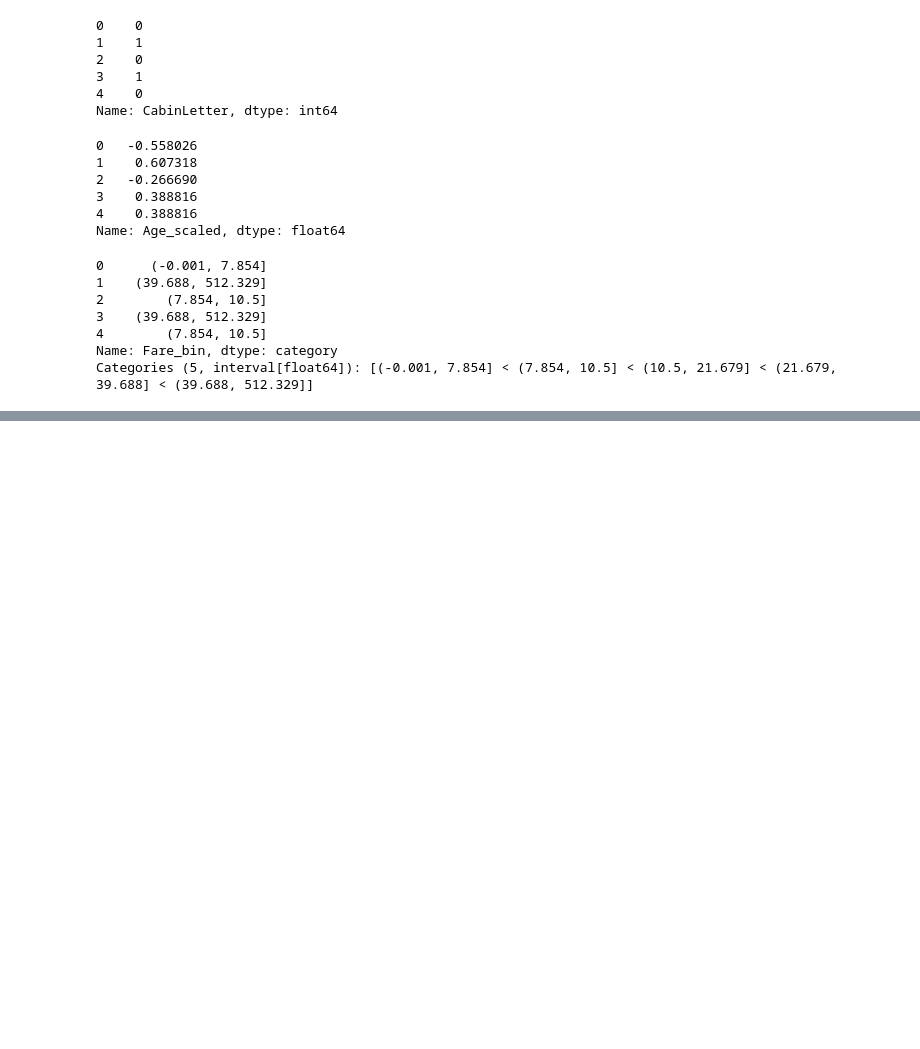
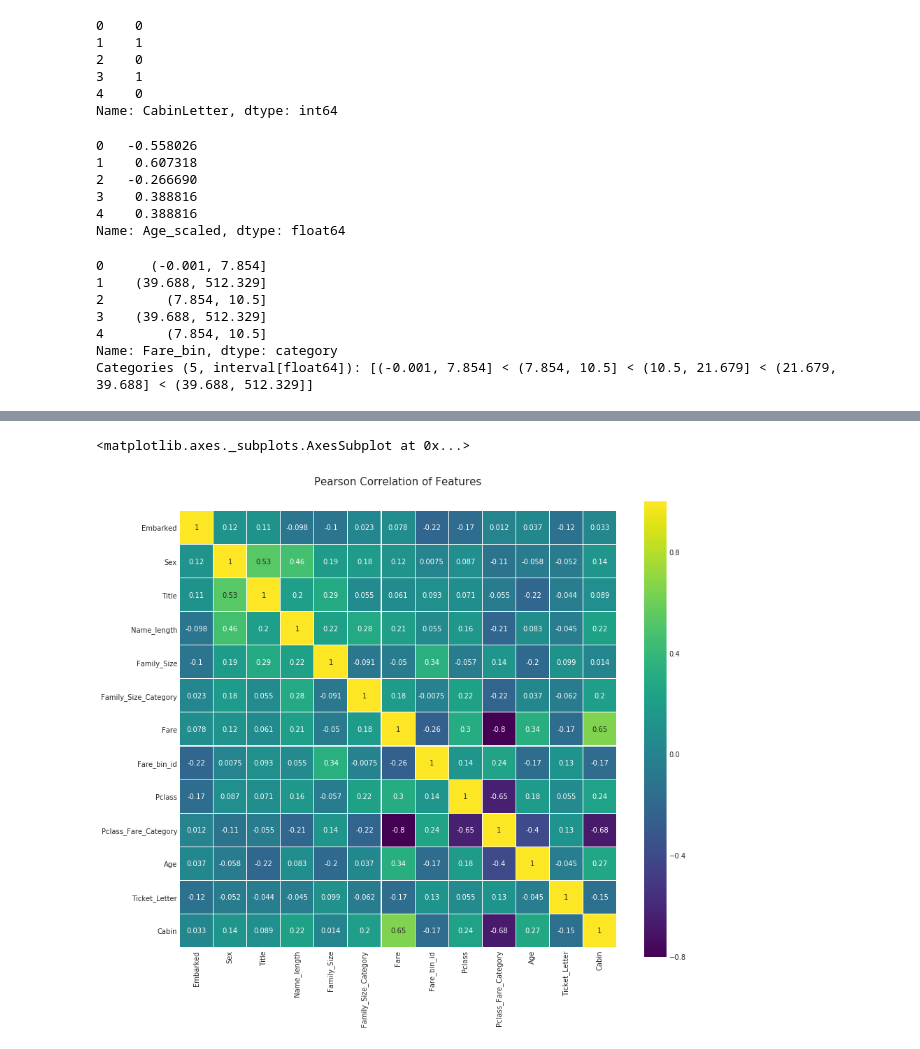
Before and after one commit to gausshuang/titanic, a Jupyter notebook: titanicNord.ipynb, the cells around one changed output, grey strips where cells are left out. Drawn from its saved outputs; the diff is of its cells as text; code cells hidden in the pictures; blank space fills up the shorter version.

```diff
--- a/titanicNord.ipynb
+++ b/titanicNord.ipynb
@@ -563,0 +789,2 @@ train_data = pd.concat([train_data, fare_bin_dummies_df], axis=1)
+# %%
+combined_train_test.loc[(combined_train_test.Age.isnull()), 'Age'] = fill_missing_age(missing_age_train, missing_age_test)
@@ -563,0 +825,9 @@ train_data = pd.concat([train_data, fare_bin_dummies_df], axis=1)
+# %%
+combined_train_test['Ticket_Letter'] = combined_train_test['Ticket'].str.split().str[0]
+combined_train_test['Ticket_Letter'] = combined_train_test['Ticket_Letter'].apply(lambda x: 'U0' if x.isnumeric() else x)
+# 如果要提取数字信息，则也可以这样做，现在我们对数字票单纯地分为一类。#
+combined_train_test['Ticket_Number'] = combined_train_test['Ticket'].apply(lambda x: pd.to_numeric(x, errors='coerce'))
+#
+combined_train_test['Ticket_Number'].fillna(0, inplace=True)
+#将Ticket_Letter factorize
+combined_train_test['Ticket_Letter'] = pd.factorize(combined_train_test['Ticket_Letter'])[0]
@@ -563,0 +840,3 @@ train_data = pd.concat([train_data, fare_bin_dummies_df], axis=1)
+# %%
+combined_train_test.loc[combined_train_test.Cabin.isnull(), 'Cabin'] = 'U0'
+combined_train_test['Cabin'] = combined_train_test['Cabin'].apply(lambda x: 0 if x == 'U0' else 1)
@@ -563,0 +847,12 @@ train_data = pd.concat([train_data, fare_bin_dummies_df], axis=1)
+# %%
+Correlation = pd.DataFrame(combined_train_test[
+ ['Embarked', 'Sex', 'Title', 'Name_length', 'Family_Size', 'Family_Size_Category','Fare', 'Fare_bin_id', 'Pclass',
+  'Pclass_Fare_Category', 'Age', 'Ticket_Letter', 'Cabin']])
+# %%
+colormap = plt.cm.viridis
+plt.figure(figsize=(14,12))
+plt.title('Pearson Correlation of Features', y=1.05, size=15)
+sns.heatmap(Correlation.astype(float).corr(),linewidths=0.1,vmax=1.0, square=True, cmap=colormap, linecolor='white', annot=True)
+# %% [output]
+<matplotlib.axes._subplots.AxesSubplot at 0x...>
+[figure, added]
```
Also changed, not shown: parts of 71 cells of this notebook.
